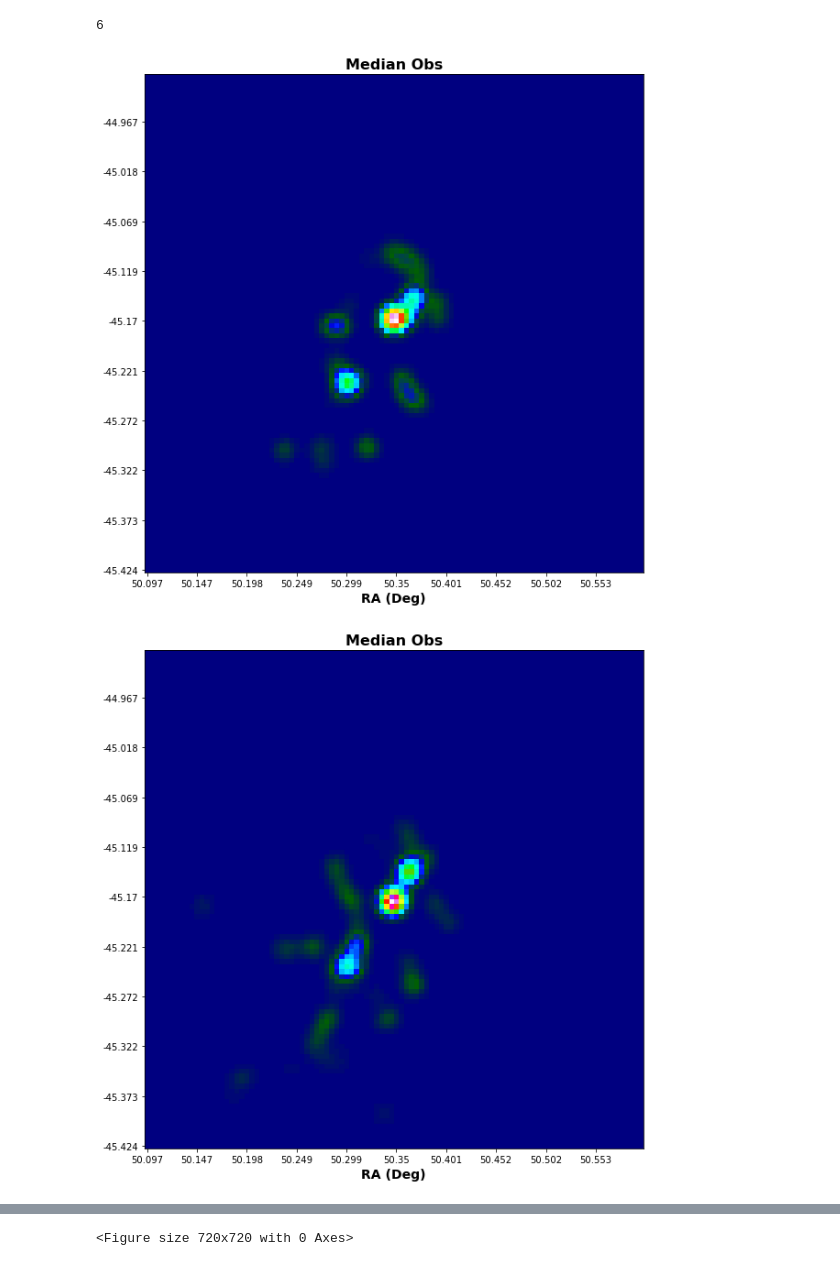
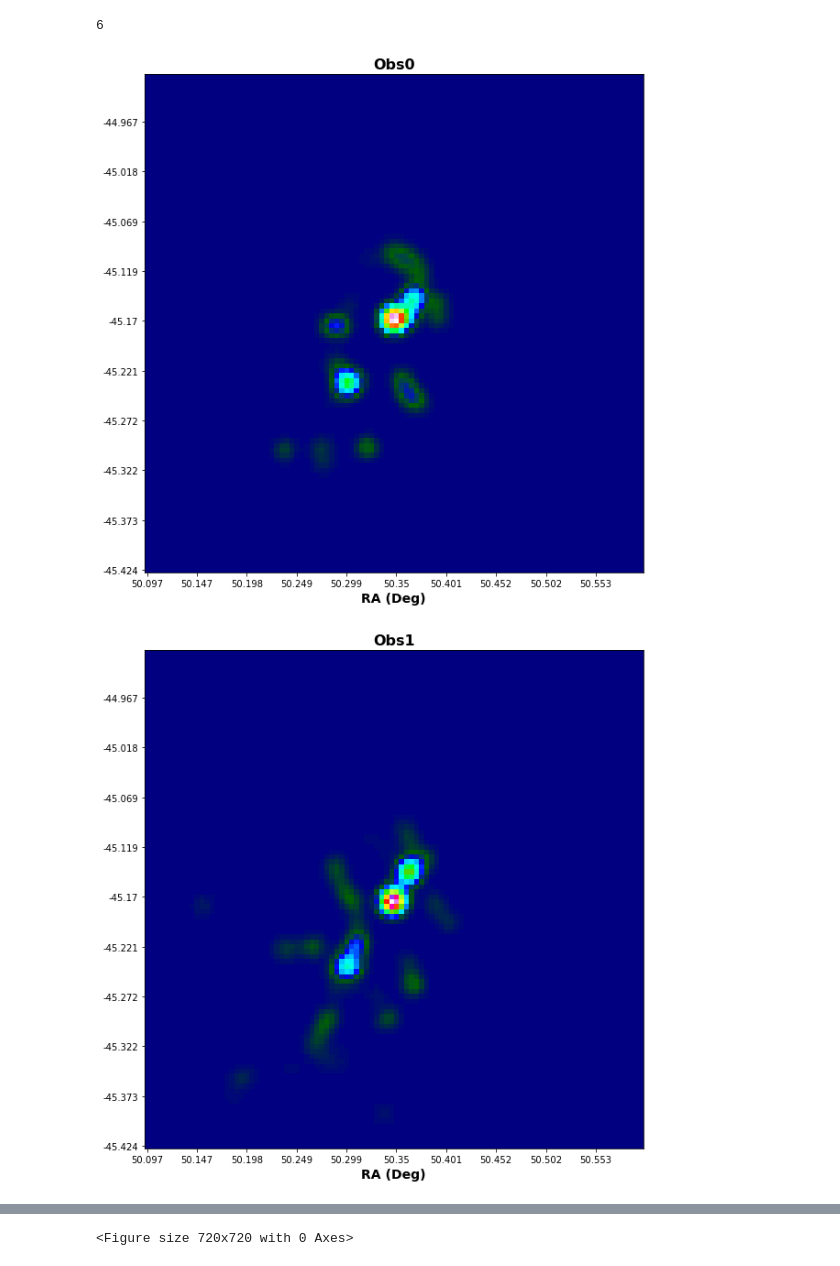
Before and after one commit to kelceydavis33/Source_Matching, a Jupyter notebook: GLEAM_p37.ipynb, the cells around one changed output, grey strips where cells are left out. Saved outputs shown, nothing was run; the diff lists cells and outputs as text; code cells hidden in the pictures.

```diff
--- a/GLEAM_p37.ipynb
+++ b/GLEAM_p37.ipynb
@@ -2384,6 +2474,7 @@ ps_mag = []
 
 upper_ra = []
 upper_dec = []
+true_o_num = []
 
     #Look at the hihg level magnitudes to grab the matches which do not equal 0
 for n in range(0, len(mags)):
@@ -2399,6 +2490,7 @@ for n in range(0, len(mags)):
         ps_mag.append(mags[n])
         upper_ra.append(high_ra[n])
         upper_dec.append(high_dec[n])
+        true_o_num.append(o_num[n])
 
     #Get the Gleam RA and DEC
 gleam_ra = table.loc[index]['RA']
@@ -2501,12 +2595,12 @@ len(obs_data)
 # %%
 for i in range(len(obs_data)):
     plt.imshow(obs_data[i], origin = 'lower', cmap = 'gist_ncar')
     plt.xticks(np.arange(0, 100, 10),np.around(x_axis[0::10], decimals = 3))
     plt.yticks(np.arange(0, 100, 10),np.around(y_axis[0::10], decimals = 3))
-    plt.title('Median Obs')
+    plt.title('Obs{}'.format(i))
     plt.xlabel('RA (Deg)')
     plt.savefig('aaatest{}'.format(i))
     plt.figure()
 # %% [output]
-[figure, old version]
+[figure, new version]
-[figure, old version]
+[figure, new version]
```
Also changed, not shown: parts of 18 cells of this notebook.
